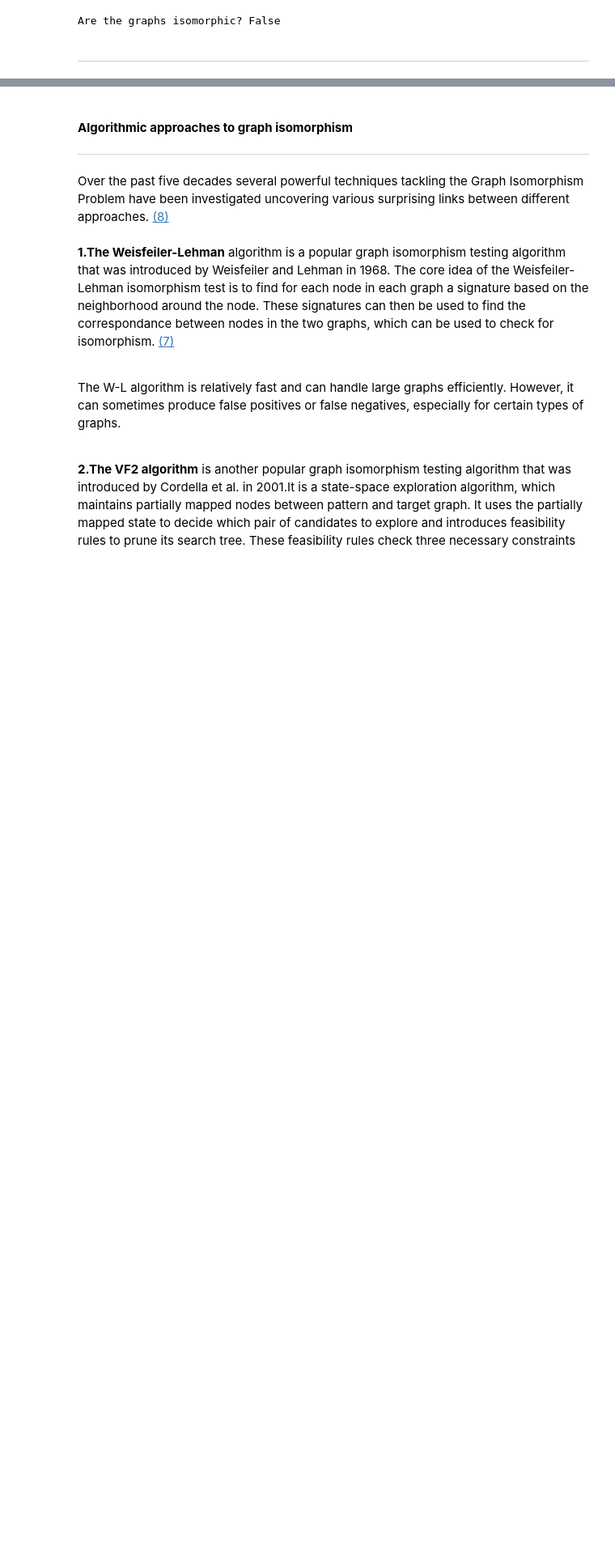
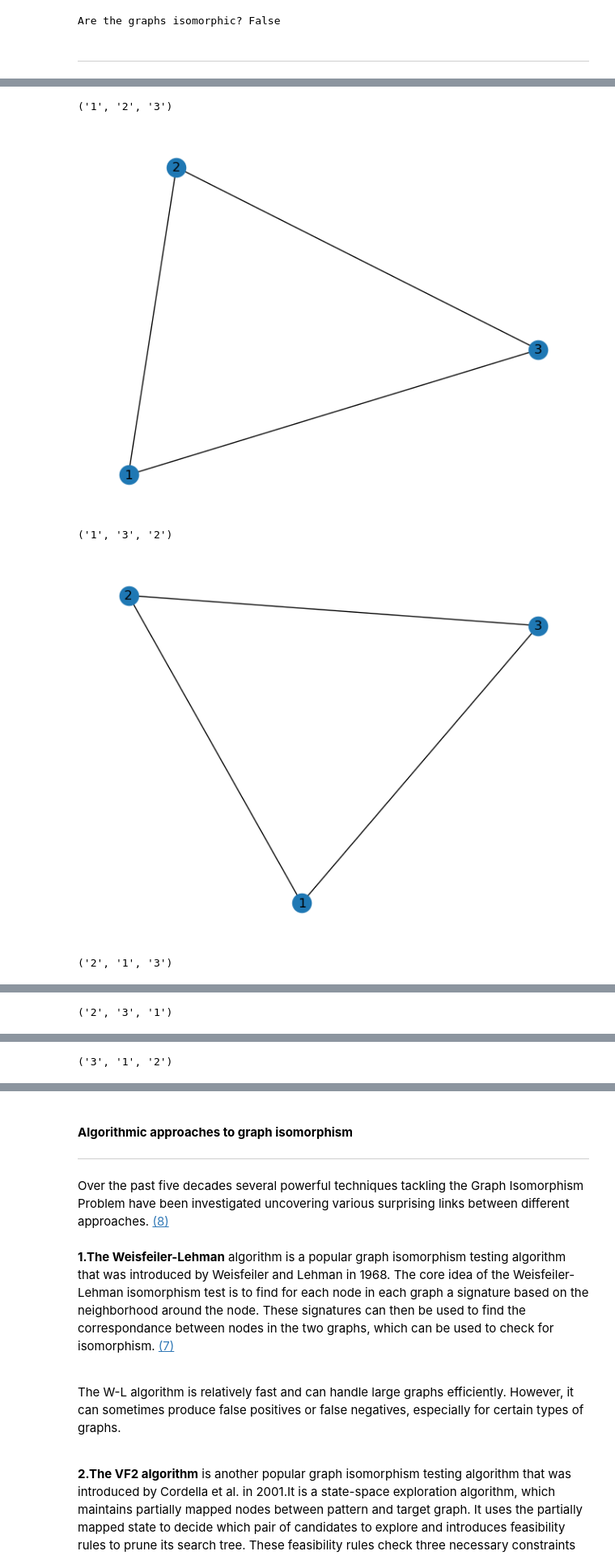
Before and after one commit to RazzaNoonan/GraphTheory2023, a Jupyter notebook: graph_isomorphism.ipynb, the cells around one changed output, grey strips where cells are left out. Shown: that part at 81% size. Cells and saved outputs as stored; diff of their text form; code cells hidden in the pictures; blank space fills up the shorter version.

```diff
--- a/graph_isomorphism.ipynb
+++ b/graph_isomorphism.ipynb
@@ -175,0 +187,39 @@ Are the graphs isomorphic? False
+# %%
+import itertools
+import networkx as nx
+import matplotlib.pyplot as plt
+
+# Graph
+graph = {
+    '1': ['2', '3'],
+    '2': ['1', '3'],
+    '3': ['2', '1']
+}
+
+# Create a new empty graph
+G = nx.Graph()
+
+# Add nodes to the graph
+for node in graph.keys():
+    G.add_node(node)
+
+# Add edges to the graph
+for node, neighbors in graph.items():
+    for neighbor in neighbors:
+        G.add_edge(node, neighbor)
+
+# generate permutations of length 2
+perms = list(itertools.permutations(graph.keys()))
+
+# Print out the permutations and draw the graph
+for perm in perms:
+    print(perm)
+    H = G.subgraph(perm)
+    nx.draw(H, with_labels=True)
+    plt.show()
+# %% [output]
+('1', '2', '3')
+[figure, added]
+('1', '3', '2')
+[figure, added]
+('2', '1', '3')
@@ -175,0 +227 @@ Are the graphs isomorphic? False
+('2', '3', '1')
@@ -175,0 +229 @@ Are the graphs isomorphic? False
+('3', '1', '2')
```
Also changed, not shown: parts of 18 cells of this notebook, 5 other files.
